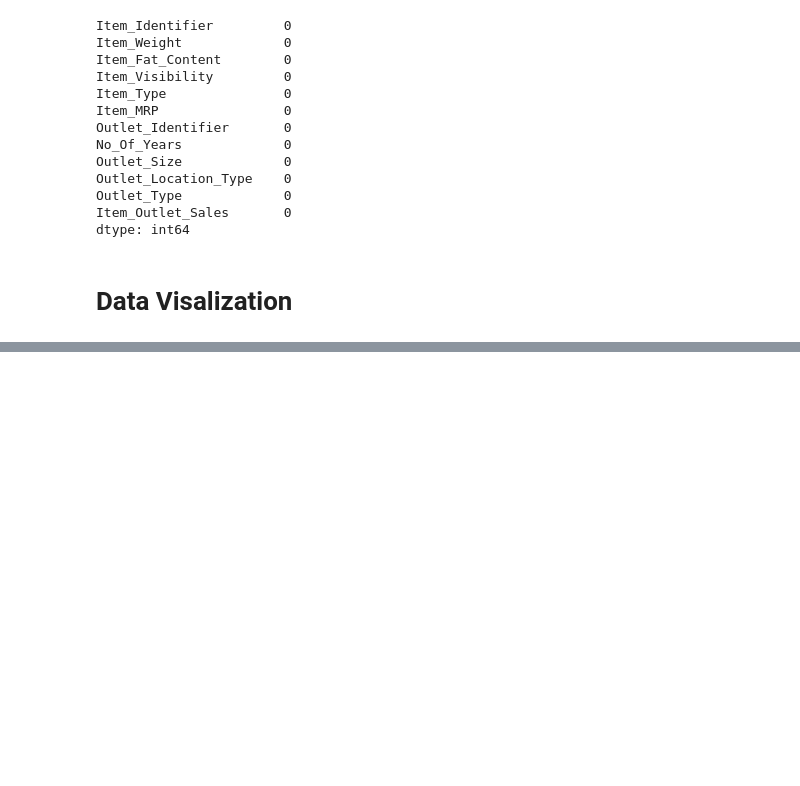
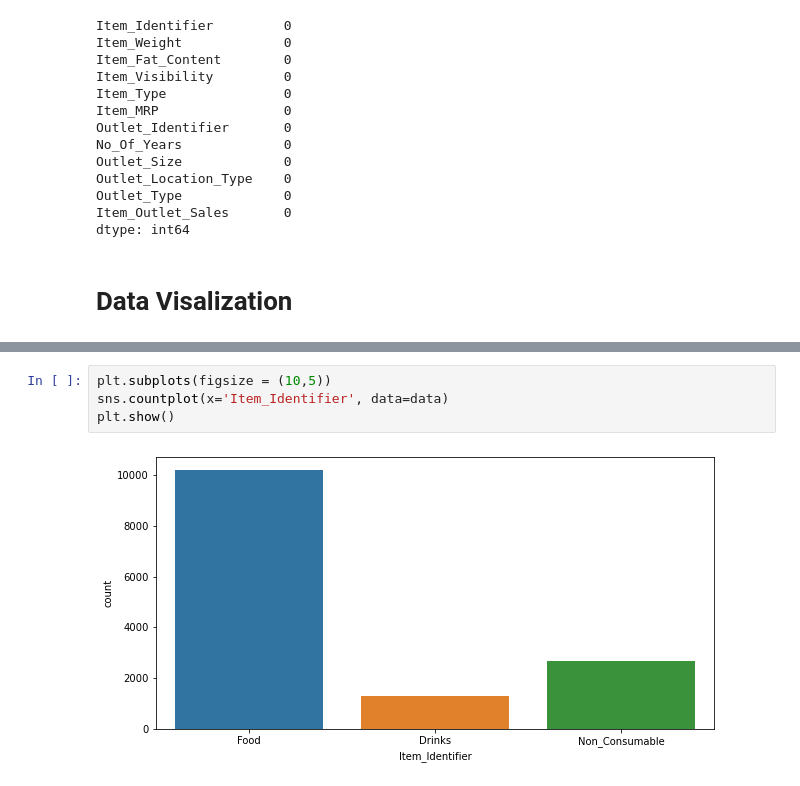
Before and after one commit to rajeshdiu/Big-Mart-Data-Analysis, a Jupyter notebook: Big Mart Sales Prediction.ipynb, the cells around one changed output, grey strips where cells are left out. Drawn from its saved outputs; the diff is of its cells as text; blank space fills up the shorter version.

```diff
--- a/Big Mart Sales Prediction.ipynb
+++ b/Big Mart Sales Prediction.ipynb
@@ -409,0 +376,6 @@ plt.show()
+# %%
+plt.subplots(figsize = (10,5))
+sns.countplot(x='Item_Identifier', data=data)
+plt.show()
+# %% [output]
+[figure, added]
```
Also changed, not shown: parts of 37 cells of this notebook.
